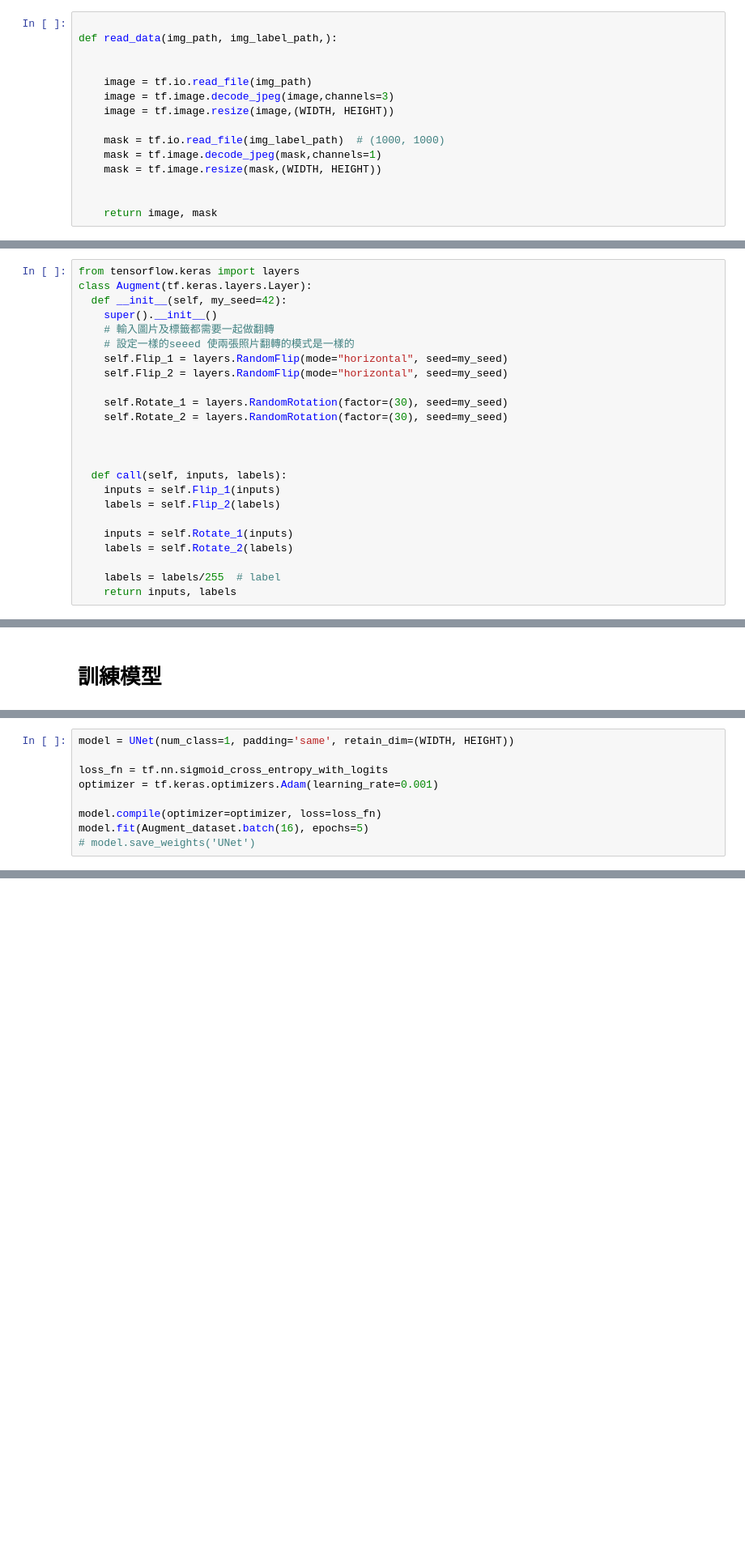
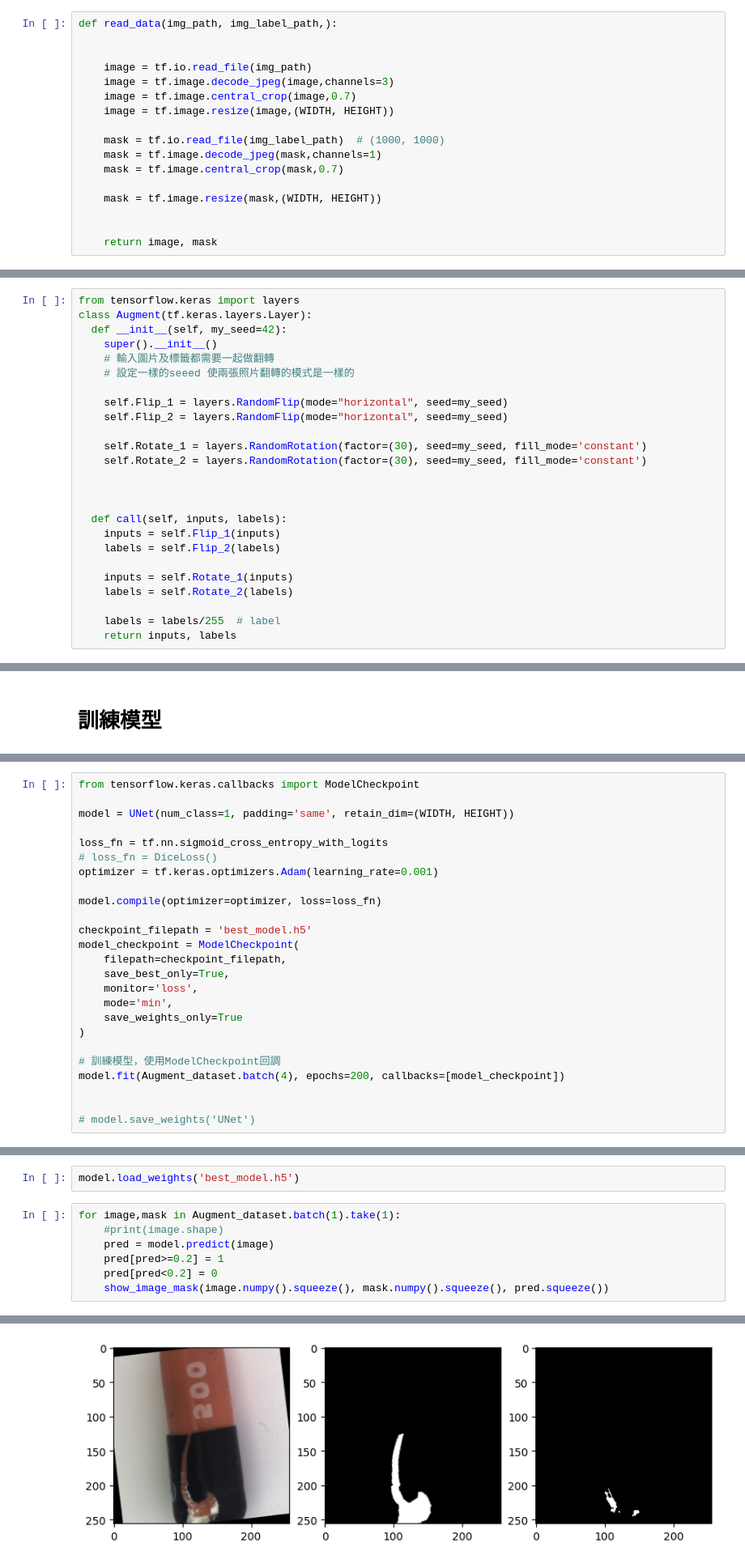
Before and after one commit to TA-aiacademy/course_3.0, a Jupyter notebook: 05_CVCNN/Part6_Segmentation_Detection/02_Train_UNet.ipynb, the cells around one changed output, grey strips where cells are left out. Shown at 81% size. Cells and saved outputs as stored; diff of their text form; blank space fills up the shorter version.

```diff
--- a/05_CVCNN/Part6_Segmentation_Detection/02_Train_UNet.ipynb
+++ b/05_CVCNN/Part6_Segmentation_Detection/02_Train_UNet.ipynb
@@ -119,16 +125,18 @@ data_dic['y_train']
 # %% [markdown]
 ## 做一份讀取資料的 dataset 來查看資料
 # %%
-
 def read_data(img_path, img_label_path,):
 
 
     image = tf.io.read_file(img_path)
     image = tf.image.decode_jpeg(image,channels=3)
+    image = tf.image.central_crop(image,0.7)
     image = tf.image.resize(image,(WIDTH, HEIGHT))
 
     mask = tf.io.read_file(img_label_path)  # (1000, 1000)
     mask = tf.image.decode_jpeg(mask,channels=1)
+    mask = tf.image.central_crop(mask,0.7)
+
     mask = tf.image.resize(mask,(WIDTH, HEIGHT))
 
 
@@ -175,11 +183,12 @@ class Augment(tf.keras.layers.Layer):
     super().__init__()
     # 輸入圖片及標籤都需要一起做翻轉
     # 設定一樣的seeed 使兩張照片翻轉的模式是一樣的
+
     self.Flip_1 = layers.RandomFlip(mode="horizontal", seed=my_seed)
     self.Flip_2 = layers.RandomFlip(mode="horizontal", seed=my_seed)
 
-    self.Rotate_1 = layers.RandomRotation(factor=(30), seed=my_seed)
-    self.Rotate_2 = layers.RandomRotation(factor=(30), seed=my_seed)
+    self.Rotate_1 = layers.RandomRotation(factor=(30), seed=my_seed, fill_mode='constant')
+    self.Rotate_2 = layers.RandomRotation(factor=(30), seed=my_seed, fill_mode='constant')
 
 
 
@@ -275,10 +308,26 @@ for batch in dataset_train.take(1):
 # %%
+from tensorflow.keras.callbacks import ModelCheckpoint
+
 model = UNet(num_class=1, padding='same', retain_dim=(WIDTH, HEIGHT))
 
 loss_fn = tf.nn.sigmoid_cross_entropy_with_logits
+# loss_fn = DiceLoss()
 optimizer = tf.keras.optimizers.Adam(learning_rate=0.001)
 
 model.compile(optimizer=optimizer, loss=loss_fn)
-model.fit(Augment_dataset.batch(16), epochs=5)
+
+checkpoint_filepath = 'best_model.h5'
+model_checkpoint = ModelCheckpoint(
+    filepath=checkpoint_filepath,
+    save_best_only=True,
+    monitor='loss',
+    mode='min',
+    save_weights_only=True
+)
+
+# 訓練模型，使用ModelCheckpoint回調
+model.fit(Augment_dataset.batch(4), epochs=200, callbacks=[model_checkpoint])
+
+
 # model.save_weights('UNet')
 # %% [output]
@@ -285,0 +356,10 @@ NameError: name 'UNet' is not defined
+# %%
+model.load_weights('best_model.h5')
+# %%
+for image,mask in Augment_dataset.batch(1).take(1):
+    #print(image.shape)
+    pred = model.predict(image)
+    pred[pred>=0.2] = 1
+    pred[pred<0.2] = 0
+    show_image_mask(image.numpy().squeeze(), mask.numpy().squeeze(), pred.squeeze())
+# %% [output]
@@ -285,0 +370 @@ NameError: name 'UNet' is not defined
+[figure, added]
```
Also changed, not shown: parts of 22 cells of this notebook.
